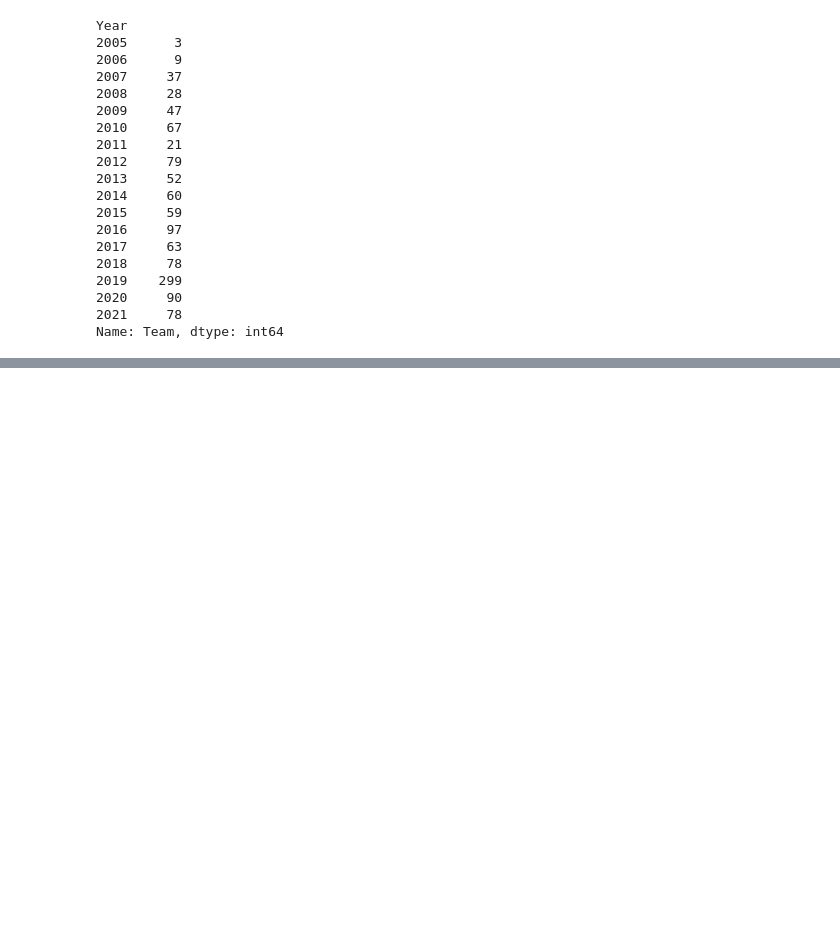
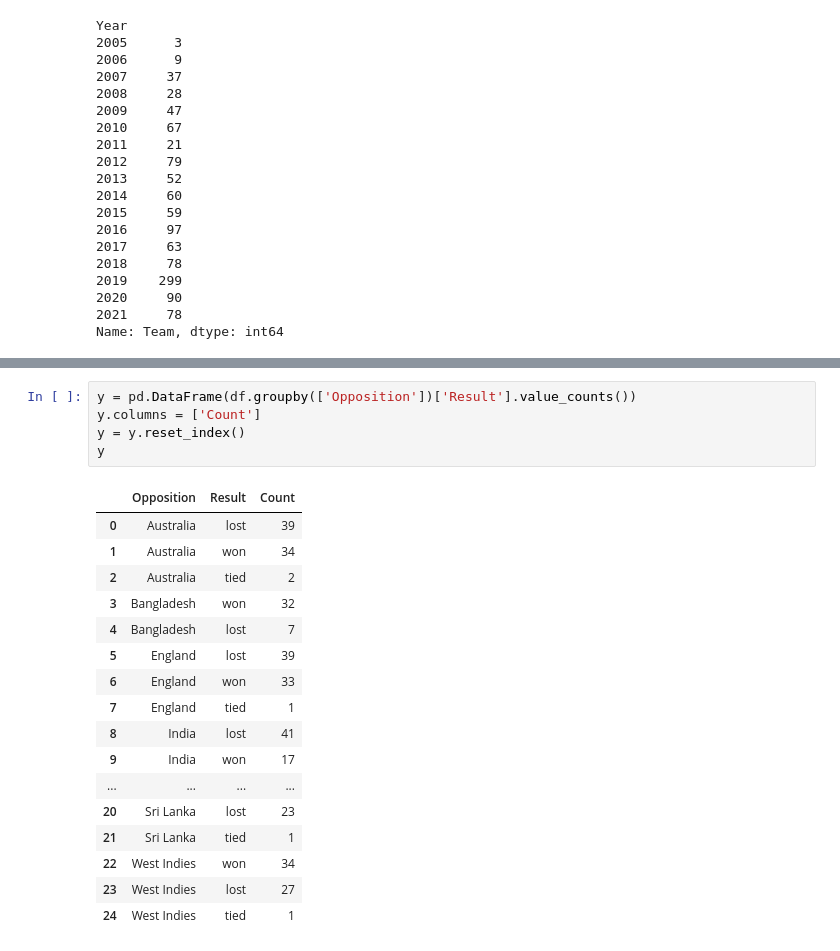
Before and after one commit to VicodinAbuser/Cricket-Predictvie-Analytics-Experimentation, a Jupyter notebook: Ind SL T20I Predictive Analytics.ipynb, the cells around one changed output, grey strips where cells are left out. Saved outputs shown, nothing was run; the diff lists cells and outputs as text; blank space fills up the shorter version.

```diff
--- a/Ind SL T20I Predictive Analytics.ipynb
+++ b/Ind SL T20I Predictive Analytics.ipynb
@@ -182,0 +169,23 @@ all_t20is_ever_refined[['Result', 'Bat']].drop_duplicates().sort_values('Result'
+# %%
+y = pd.DataFrame(df.groupby(['Opposition'])['Result'].value_counts())
+y.columns = ['Count']
+y = y.reset_index()
+y
+# %% [output]
+|  | Opposition | Result | Count |
+| 0 | Australia | lost | 39 |
+| 1 | Australia | won | 34 |
+| 2 | Australia | tied | 2 |
+| 3 | Bangladesh | won | 32 |
+| 4 | Bangladesh | lost | 7 |
+| 5 | England | lost | 39 |
+| 6 | England | won | 33 |
+| 7 | England | tied | 1 |
+| 8 | India | lost | 41 |
+| 9 | India | won | 17 |
+| ... | ... | ... | ... |
+| 20 | Sri Lanka | lost | 23 |
+| 21 | Sri Lanka | tied | 1 |
+| 22 | West Indies | won | 34 |
+| 23 | West Indies | lost | 27 |
+| 24 | West Indies | tied | 1 |
```
Also changed, not shown: parts of 20 cells of this notebook, 1 other file.
